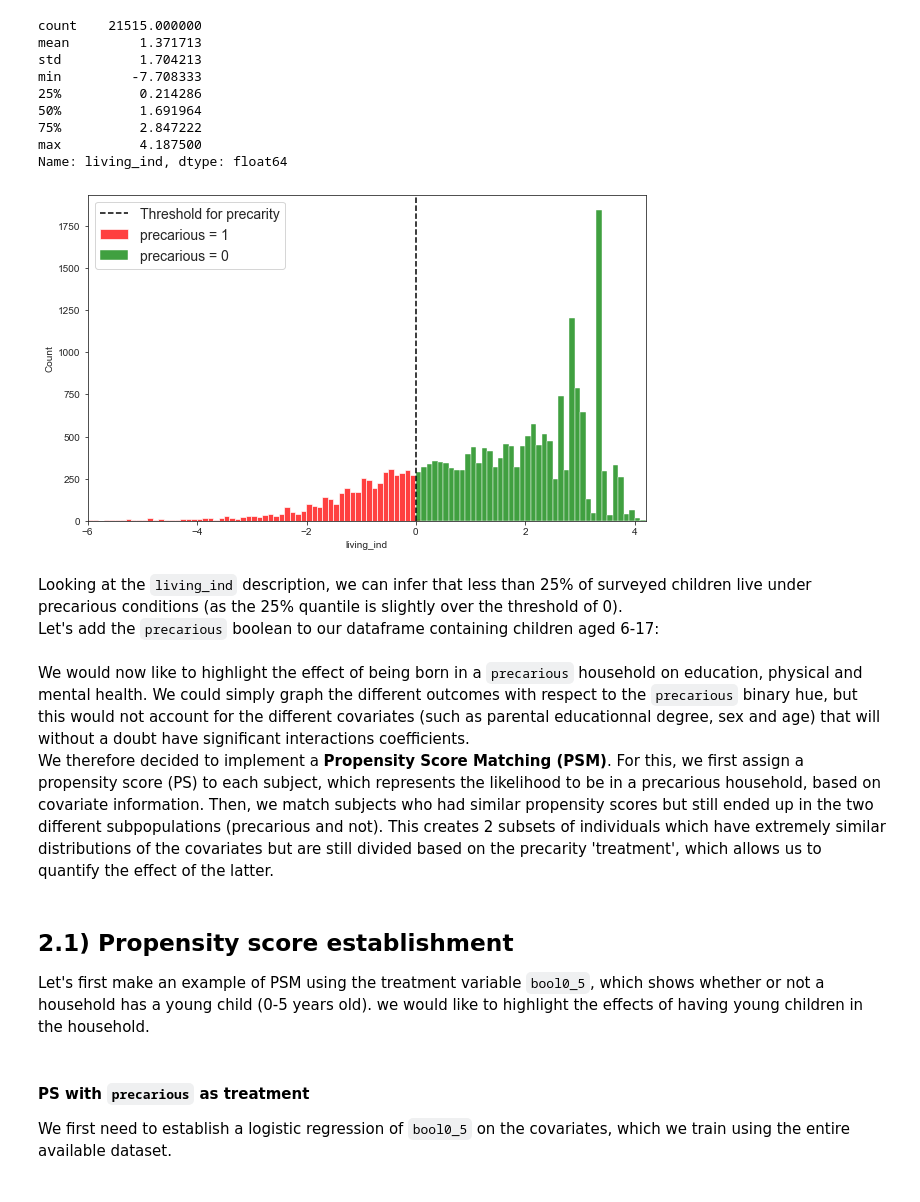
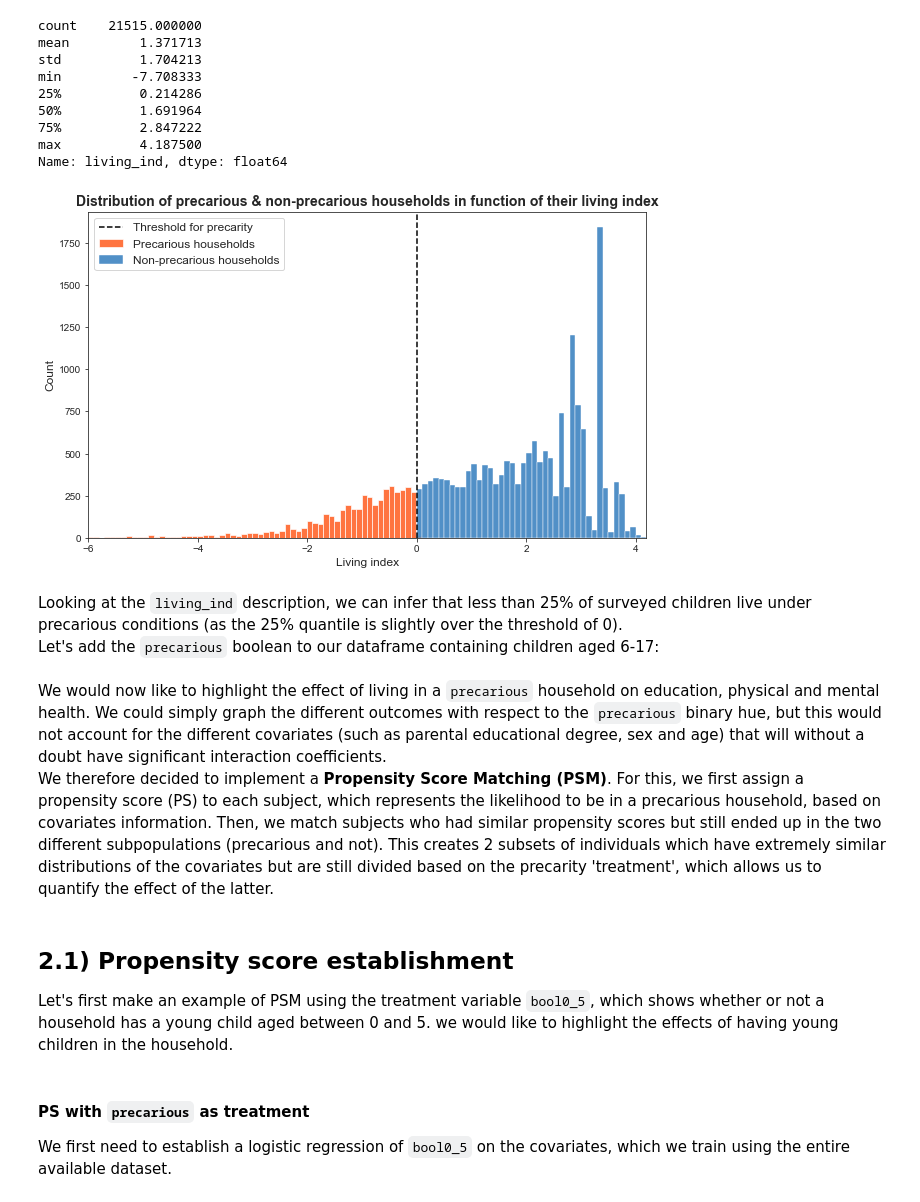
Before and after one commit to epfl-ada/ada-2020-project-milestone-p3-p3_ada-boi, a Jupyter notebook: creative_extension.ipynb, the cells around one changed output. Cells and saved outputs as stored; diff of their text form; code cells hidden in the pictures.

```diff
--- a/creative_extension.ipynb
+++ b/creative_extension.ipynb
@@ -84,24 +79,25 @@ child.replace([-7,-8,-9],-1,inplace=True)
 
 # Make the SEX variable binary with F=1 and M=0
 child['SEX'].replace(to_replace=dict(F=1, M=0),inplace=True)
-# Make the NLESSONS/CSPECED/BDISBL variable binary with Yes=1 and No=0
+# Make the NLESSONS/CSPECED/BDISBL variables binary with Yes=1 and No=0
 child['NLESSONS'].replace(2,0,inplace=True)
 child['CSPECED'].replace(2,0,inplace=True)
 child['BDISBL'].replace(2,0,inplace=True)
 # Make the QSC5 variable (hh income vs 2x poverty line) binary with Below=0 and Above=1
 child['QSC5'].replace({'1':0,'2':1,'':-1}, inplace=True)
 
-# Normalize values for UENG(4-16), BHLTHN(1-5), UBPIA(6-18), UBPIB(6-18), UMH2(25-100), UACT(0-3), UAGG(4-16) & NCPROBC(1-3) (min-max)
+# Normalize values for UENG(4-16), BHLTHN(1-5), UBPIA(6-18), UBPIB(6-18), UMH2(25-100), UACT(0-3), UAGG(4-16) &
+# NCPROBC(1-3) (min-max)
 child.loc[:,'UENGn'] = child['UENG'].apply(lambda x: (x-4)/(16-4) if x != -1 else x)
 child.loc[:,'BHLTHNn'] = child['BHLTHN'].apply(lambda x: (x-1)/(5-1) if x != -1 else x)
 child.loc[:,'UBPIAn'] = child['UBPIA'].apply(lambda x: (x-6)/(18-6) if x != -1 else x)
 child.loc[:,'UBPIBn'] = child['UBPIB'].apply(lambda x: (x-6)/(18-6) if x != -1 else x)
 child.loc[:,'UMH2n'] = child['UMH2'].apply(lambda x: (x-25)/(100-25) if x != -1 else x)
-child.loc[:,'UACTn'] = child['UACT'].apply(lambda x: (x)/(3-0) if x != -1 else x)
-child.loc[:,'UAGG'] = child['UAGG'].apply(lambda x: (16-x) if x != -1 else x)
+child.loc[:,'UACTn'] = child['UACT'].apply(lambda x: x/3 if x != -1 else x)
+child.loc[:,'UAGG'] = child['UAGG'].apply(lambda x: 16-x if x != -1 else x) #revert scale order for meaning
 child.loc[:,'UAGGn'] = child['UAGG'].apply(lambda x: x/(16-4) if x != -1 else x)
-child.loc[:,'NCPROBC'] = child['NCPROBC'].apply(lambda x: 3-x if x != -1 else x)
-child.loc[:,'NCPROBCn'] = child['NCPROBC'].apply(lambda x: x/2 if x != -1 else x)
+child.loc[:,'NCPROBC'] = child['NCPROBC'].apply(lambda x: 3-x if x != -1 else x) #revert scale order for meaning
+child.loc[:,'NCPROBCn'] = child['NCPROBC'].apply(lambda x: x/(3-1) if x != -1 else x)
 
 # Preview of child dataframe
 child.head()
@@ -447,14 +484,18 @@ Name: living_ind, dtype: float64
 # %%
 sns.set_style('ticks')
 fig, axes = plt.subplots(1,figsize=(10,6))
-sns.histplot(ax=axes, data = norm_prec[norm_prec['precarious']==1]['living_ind'], binwidth=0.1,color='r')
-sns.histplot(ax=axes, data = norm_prec[norm_prec['precarious']==0]['living_ind'], binwidth=0.1, color='g')
+sns.histplot(ax=axes, data = norm_prec[norm_prec['precarious']==1]['living_ind'], binwidth=0.1,color='orangered')
+sns.histplot(ax=axes, data = norm_prec[norm_prec['precarious']==0]['living_ind'], binwidth=0.1, color='#176BB5')
 plt.axvline(threshold,color='k',linestyle='--')
+axes.set_xlabel('Living index',fontsize=12)
+axes.set_ylabel('Count', fontsize=12)
 plt.xlim(-6,4.2)
-plt.legend(['Threshold for precarity','precarious = 1','precarious = 0'],fontsize=14)
+plt.legend(['Threshold for precarity','Precarious households','Non-precarious households'],fontsize=12)
+plt.title('Distribution of precarious & non-precarious households in function of their living index',
+         fontsize=14,fontweight='bold')
 plt.show()
 # %% [output]
-[figure, old version]
+[figure, new version]
 # %% [markdown]
 Looking at the `living_ind` description, we can infer that less than 25% of surveyed children live under precarious conditions (as the 25% quantile is slightly over the threshold of 0).
 Let's add the `precarious` boolean to our dataframe containing children aged 6-17:
@@ -462,10 +504,10 @@ Let's add the `precarious` boolean to our dataframe containing children aged 6-1
 fc23_prec = pd.merge(fc23, norm_prec['precarious'], left_index=True, right_index=True, how='inner')
 # %% [markdown]
-We would now like to highlight the effect of being born in a `precarious` household on education, physical and mental health. We could simply graph the different outcomes with respect to the `precarious` binary hue, but this would not account for the different covariates (such as parental educationnal degree, sex and age) that will without a doubt have significant interactions coefficients.
-We therefore decided to implement a __**Propensity Score Matching (PSM)**__. For this, we first assign a propensity score (PS) to each subject, which represents the likelihood to be in a precarious household, based on covariate information. Then, we match subjects who had similar propensity scores but still ended up in the two different subpopulations (precarious and not). This creates 2 subsets of individuals which have extremely similar distributions of the covariates but are still divided based on the precarity 'treatment', which allows us to quantify the effect of the latter.
+We would now like to highlight the effect of living in a `precarious` household on education, physical and mental health. We could simply graph the different outcomes with respect to the `precarious` binary hue, but this would not account for the different covariates (such as parental educational degree, sex and age) that will without a doubt have significant interaction coefficients.
+We therefore decided to implement a __**Propensity Score Matching (PSM)**__. For this, we first assign a propensity score (PS) to each subject, which represents the likelihood to be in a precarious household, based on covariates information. Then, we match subjects who had similar propensity scores but still ended up in the two different subpopulations (precarious and not). This creates 2 subsets of individuals which have extremely similar distributions of the covariates but are still divided based on the precarity 'treatment', which allows us to quantify the effect of the latter.
 # %% [markdown]
 ## **2.1) Propensity score establishment**
-Let's first make an example of PSM using the treatment variable `bool0_5`, which shows whether or not a household has a young child (0-5 years old). we would like to highlight the effects of having young children in the household.
+Let's first make an example of PSM using the treatment variable `bool0_5`, which shows whether or not a household has a young child aged between 0 and 5. we would like to highlight the effects of having young children in the household.
 # %% [markdown]
 #### **PS with `precarious` as treatment**
 We first need to establish a logistic regression of `bool0_5` on the covariates, which we train using the entire available dataset.
```
Also changed, not shown: parts of 63 cells of this notebook.
